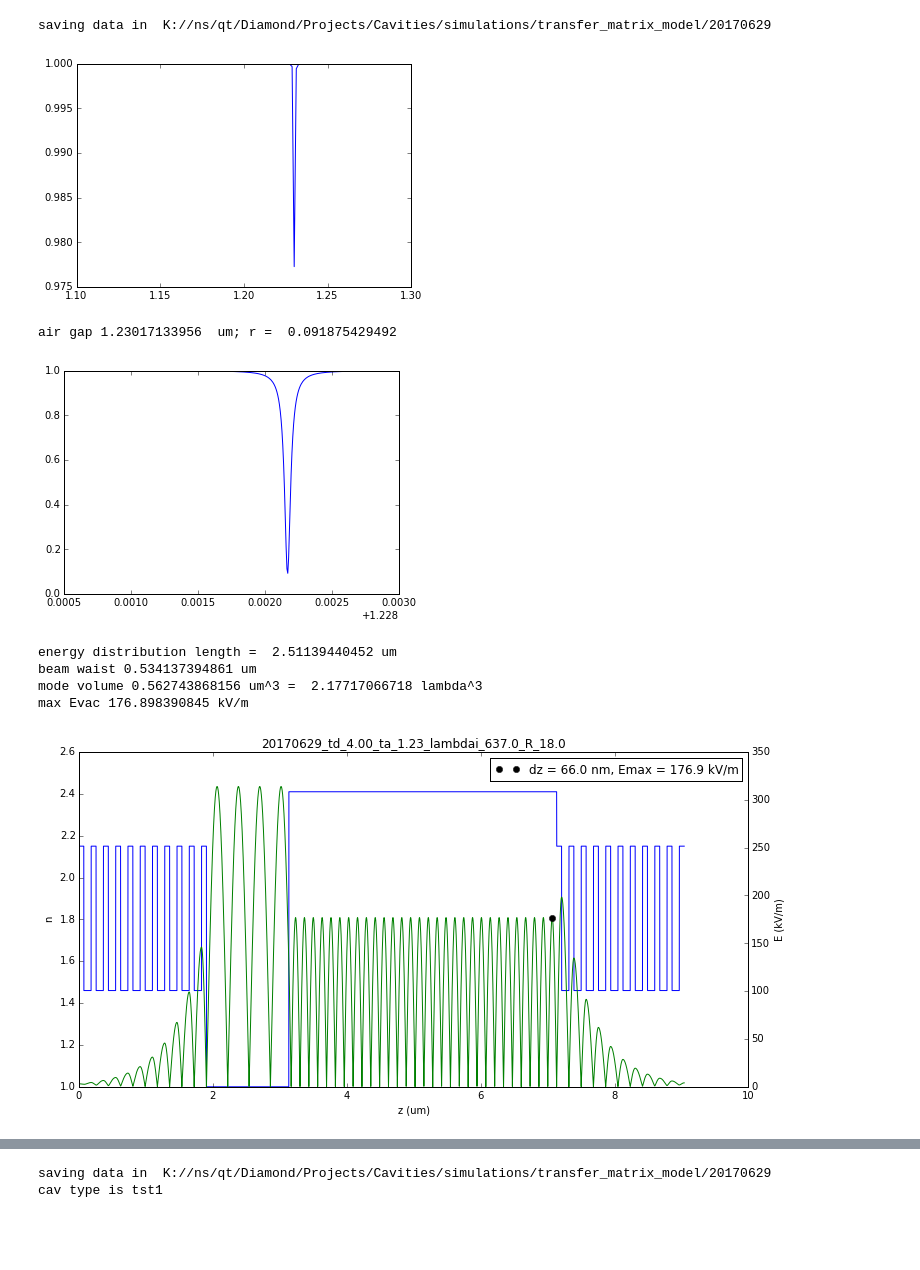
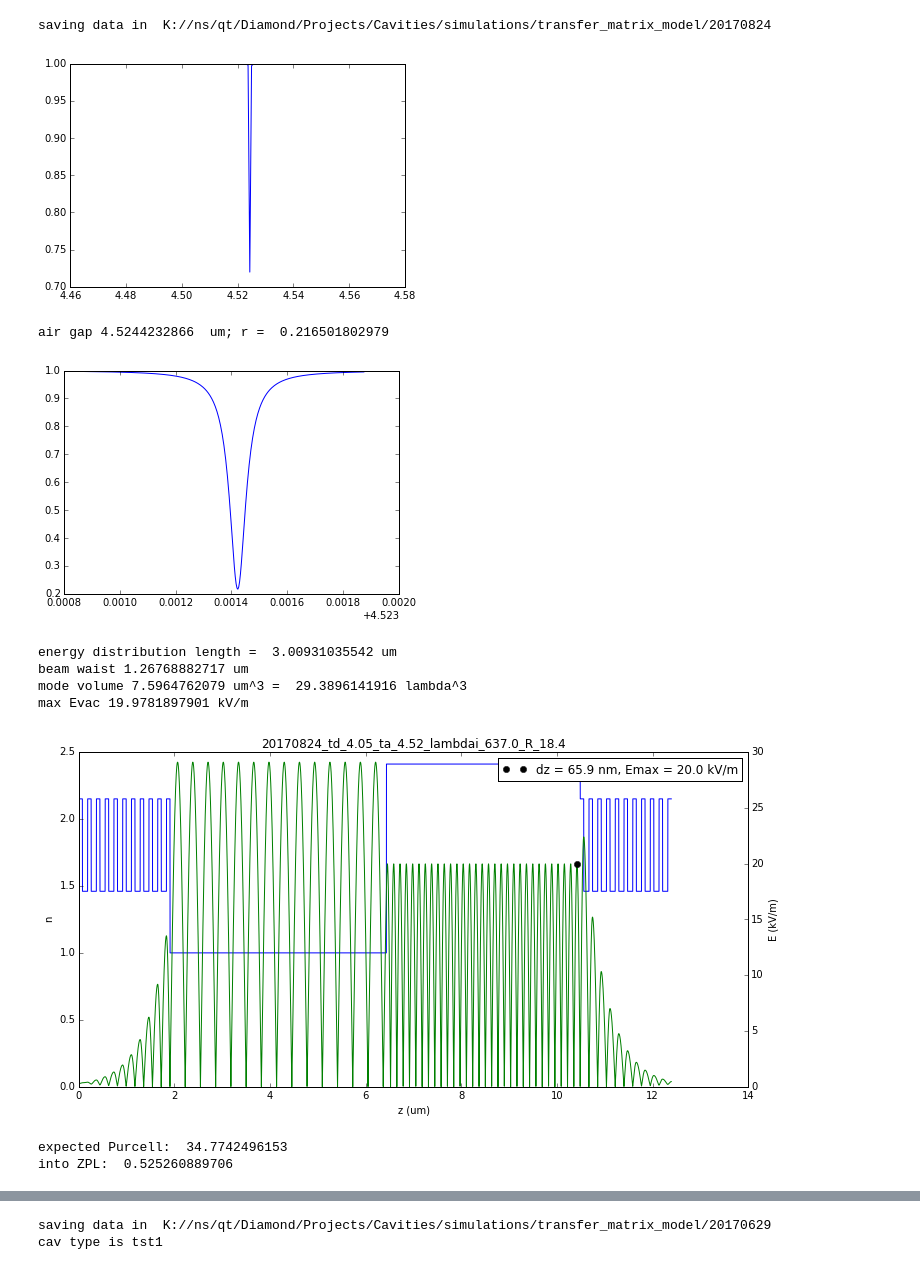
Before and after one commit to zaguros/analysis, a Jupyter notebook: notebooks/cavities/Simulations transfer matrix method.ipynb, the cells around one changed output, grey strips where cells are left out. Cells and saved outputs as stored; diff of their text form; code cells hidden in the pictures; blank space fills up the shorter version.

```diff
--- a/notebooks/cavities/Simulations transfer matrix method.ipynb
+++ b/notebooks/cavities/Simulations transfer matrix method.ipynb
@@ -127,19 +194,24 @@ lengths
 # %%
 reload(sim_mm)
 
-R=18.e-6
-t_d = 4.e-6
-t_a_g = 1.2e-6
-s = sim_mm.Cavity(t_d, t_a_g, R)
+R=18.4e-6
+t_d = 4.052e-6
+t_a_g = 4.52e-6
+s = sim_mm.Cavity(t_d, t_a_g, R, res_search_range=50e-9,dnu=2.5e9)
 s.find_res_condition(plot_r=True)
+s.calculate_w0()
 zs,ns_vs_z,Etot_vs_z,Evac_max,z0,dz0,Etot_diamond,Etot_air = s.analyse_cavity(plot_Evac=True,save_plot=False)
+print 'expected Purcell: ',s.Fp
+print 'into ZPL: ',s.intoZPL
 # %% [output]
-saving data in  K://ns/qt/Diamond/Projects/Cavities/simulations/transfer_matrix_model/20170629
+saving data in  K://ns/qt/Diamond/Projects/Cavities/simulations/transfer_matrix_model/20170824
-[figure, old version]
+[figure, new version]
-air gap 1.23017133956  um; r =  0.091875429492
+air gap 4.5244232866  um; r =  0.216501802979
-[figure, old version]
+[figure, new version]
-energy distribution length =  2.51139440452 um
-beam waist 0.534137394861 um
-mode volume 0.562743868156 um^3 =  2.17717066718 lambda^3
-max Evac 176.898390845 kV/m
+energy distribution length =  3.00931035542 um
+beam waist 1.26768882717 um
+mode volume 7.5964762079 um^3 =  29.3896141916 lambda^3
+max Evac 19.9781897901 kV/m
-[figure, old version]
+[figure, new version]
+expected Purcell:  34.7742496153
+into ZPL:  0.525260889706
```
Also changed, not shown: parts of 15 cells of this notebook, 6 other files.
